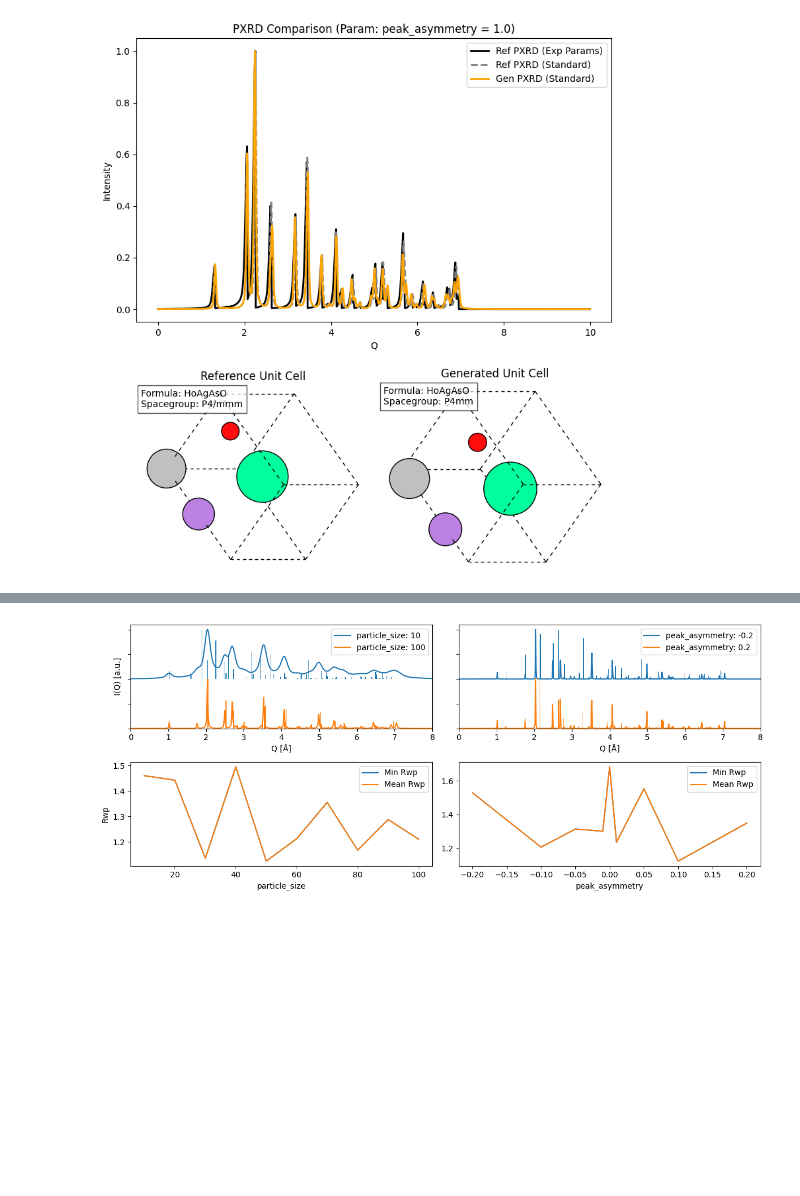
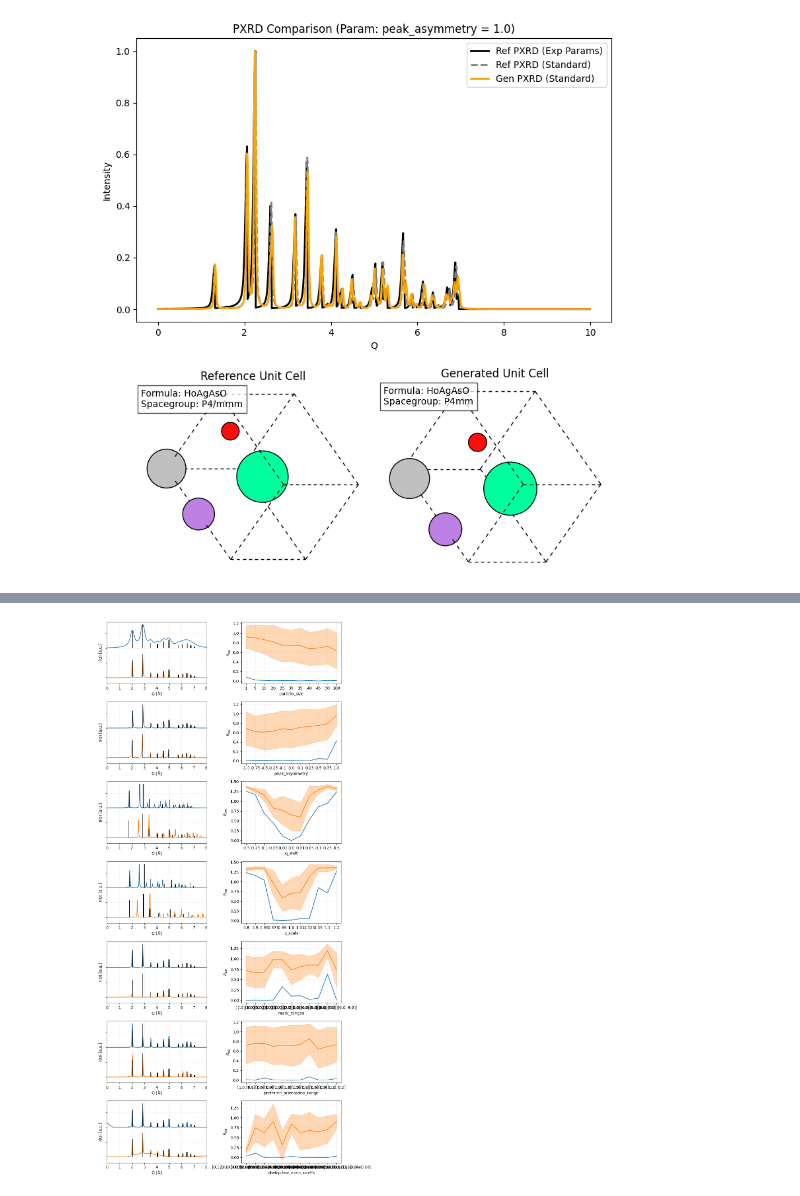
Before and after one commit to FrederikLizakJohansen/deCIFer, a Jupyter notebook: notebooks/ablations.ipynb, the cells around one changed output, grey strips where cells are left out. Saved outputs shown, nothing was run; the diff lists cells and outputs as text; code cells hidden in the pictures; blank space fills up the shorter version.

```diff
--- a/notebooks/ablations.ipynb
+++ b/notebooks/ablations.ipynb
@@ -367,9 +367,10 @@ from pymatgen.core import Structure
 from decifer.utility import pxrd_from_cif
 from pymatgen.io.ase import AseAtomsAdaptor
 from ase.visualize.plot import plot_atoms
+import matplotlib.patheffects as path_effects
 
 # Load data
-with open('../testing_experimental_results_compSG.pkl', "rb") as f:
+with open('../ablation_results_cubic_comp.pkl', "rb") as f:
     data = pickle.load(f)
 results = data["results"]
 default_params_dict = data["config"]["default_params_dict"]
@@ -376,47 +1134,48 @@ default_params_dict = data["config"]["default_params_dict"]
 # %%
 # The "Future" figure with twin axes and rotated x-labels
-fig, axes = plt.subplots(2, 2, figsize=(12, 5))
+fig, axes = plt.subplots(7, 2, figsize=(10, 20))
 
 for i, (param_key, param_val) in enumerate(results.items()):
-    if i > axes.shape[0]:
-        break
     param_val_keys = list(param_val.keys())
     min_rwps = np.array([param_val[key]["best_experiment"]["rwp"] for key in param_val_keys])
     mean_rwps = np.array([np.mean([l["rwp"] for l in param_val[key]["experiments"]]) for key in param_val_keys])
     std_rwps = np.array([np.std([l["rwp"] for l in param_val[key]["experiments"]]) for key in param_val_keys])
 
-    examples_indices = [0,-1]
+    examples_indices = [1,-1]
     for j, ex in enumerate(examples_indices):
         k = param_val_keys[ex]
         q = param_val[k]["best_experiment"]["pxrd_ref"]["q"]
         iq = param_val[k]["best_experiment"]["pxrd_ref"]["iq"]
-        p = axes[0,i].plot(q, iq-j, label=f"{param_key}: {k}")
+        p = axes[i,0].plot(q, iq*0.8-j, label=f"{param_key}: {k}")
 
         q = param_val[k]["best_experiment"]["pxrd_gen_clean"]["q_disc"][0]
         iq = param_val[k]["best_experiment"]["pxrd_gen_clean"]["iq_disc"][0] / 100
 
-        axes[0,i].bar(x=q, height=iq, bottom=-j, width=0.02, color=p[0].get_color(), zorder=100)
-    axes[0,i].legend()
-    axes[0,0].set_ylabel('I(Q) [a.u.]')
+        axes[i,0].bar(x=q, height=iq*0.8, bottom=-j, width=0.05, color="k", zorder=100)
 
-    axes[0,i].set(
+    axes[i,0].set(
         yticklabels=[],
         xlim=(0.0, 8.0),
-        xlabel='Q [Å]'
+        xlabel='Q [Å]',
+        ylabel='I(Q) [a.u.]',
+        ylim=(-1.2,None)
     )
+    axes[i,0].grid(alpha=0.2)
 
-    axes[1,i].plot(param_val_keys, min_rwps, label="Min Rwp", color="C0")
-    axes[1,i].plot(param_val_keys, mean_rwps, label="Mean Rwp", color="C1")
-    axes[1,i].fill_between(param_val_keys, mean_rwps - std_rwps, mean_rwps + std_rwps, color='C1', alpha=0.3)
+    axes[i,1].plot(param_val_keys, min_rwps, label="Min Rwp", color="C0")
+    axes[i,1].plot(param_val_keys, mean_rwps, label="Mean Rwp", color="C1")
+    axes[i,1].fill_between(param_val_keys, mean_rwps - std_rwps, mean_rwps + std_rwps, color='C1', alpha=0.3)
 
-    axes[1,i].legend()
-    axes[1,i].set(
+    # axes[1,i].legend()
+    axes[i,1].set(
         xlabel=param_key,
+        # xticks=[],
+        ylabel = r"$R_{wp}$"
     )
-    axes[1,0].set_ylabel('Rwp')
-    axes[1,i].legend()
+    axes[i,1].grid(alpha=0.2)
+    # axes[1,i].legend()
 
 fig.tight_layout()
 plt.show()
 # %% [output]
-[figure, old version]
+[figure, new version]
```
Also changed, not shown: parts of 12 cells of this notebook, 3 other files.
